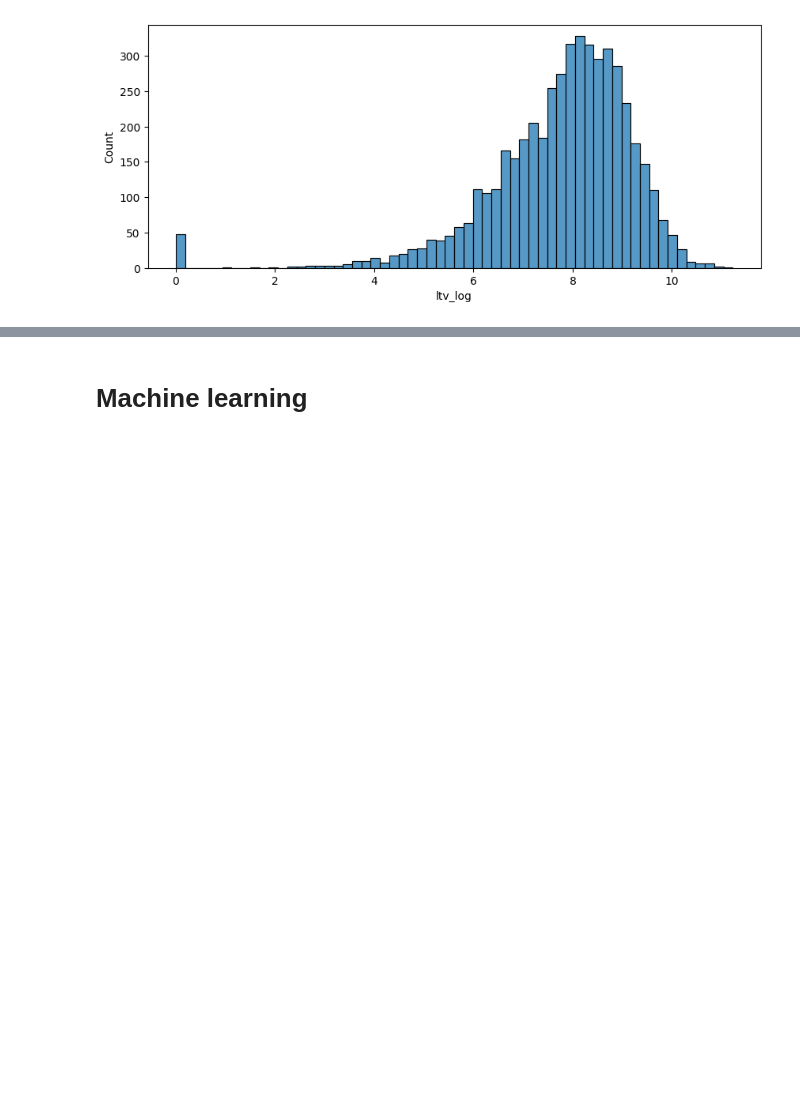
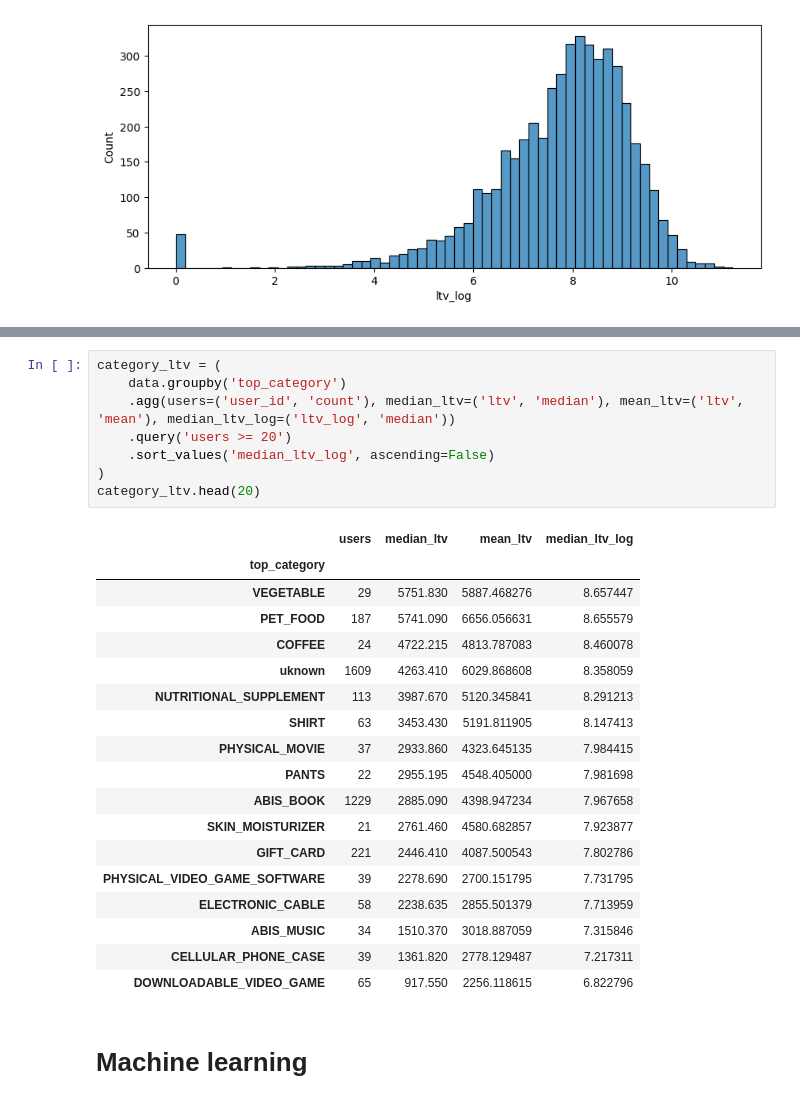
Before and after one commit to arlinrus/vkr, a Jupyter notebook: diplom.ipynb, the cells around one changed output, grey strips where cells are left out. Drawn from its saved outputs; the diff is of its cells as text; blank space fills up the shorter version.

```diff
--- a/diplom.ipynb
+++ b/diplom.ipynb
@@ -589,3 +659,30 @@ for col in num_cols:
+# %%
+category_ltv = (
+    data.groupby('top_category')
+    .agg(users=('user_id', 'count'), median_ltv=('ltv', 'median'), mean_ltv=('ltv', 'mean'), median_ltv_log=('ltv_log', 'median'))
+    .query('users >= 20')
+    .sort_values('median_ltv_log', ascending=False)
+)
+category_ltv.head(20)
+# %% [output]
+|  | users | median_ltv | mean_ltv | median_ltv_log |
+| top_category |  |  |  |  |
+| VEGETABLE | 29 | 5751.830 | 5887.468276 | 8.657447 |
+| PET_FOOD | 187 | 5741.090 | 6656.056631 | 8.655579 |
+| COFFEE | 24 | 4722.215 | 4813.787083 | 8.460078 |
+| uknown | 1609 | 4263.410 | 6029.868608 | 8.358059 |
+| NUTRITIONAL_SUPPLEMENT | 113 | 3987.670 | 5120.345841 | 8.291213 |
+| SHIRT | 63 | 3453.430 | 5191.811905 | 8.147413 |
+| PHYSICAL_MOVIE | 37 | 2933.860 | 4323.645135 | 7.984415 |
+| PANTS | 22 | 2955.195 | 4548.405000 | 7.981698 |
+| ABIS_BOOK | 1229 | 2885.090 | 4398.947234 | 7.967658 |
+| SKIN_MOISTURIZER | 21 | 2761.460 | 4580.682857 | 7.923877 |
+| GIFT_CARD | 221 | 2446.410 | 4087.500543 | 7.802786 |
+| PHYSICAL_VIDEO_GAME_SOFTWARE | 39 | 2278.690 | 2700.151795 | 7.731795 |
+| ELECTRONIC_CABLE | 58 | 2238.635 | 2855.501379 | 7.713959 |
+| ABIS_MUSIC | 34 | 1510.370 | 3018.887059 | 7.315846 |
+| CELLULAR_PHONE_CASE | 39 | 1361.820 | 2778.129487 | 7.217311 |
+| DOWNLOADABLE_VIDEO_GAME | 65 | 917.550 | 2256.118615 | 6.822796 |
 # %% [markdown]
 # Machine learning
 # %%
```
Also changed, not shown: parts of 18 cells of this notebook.
